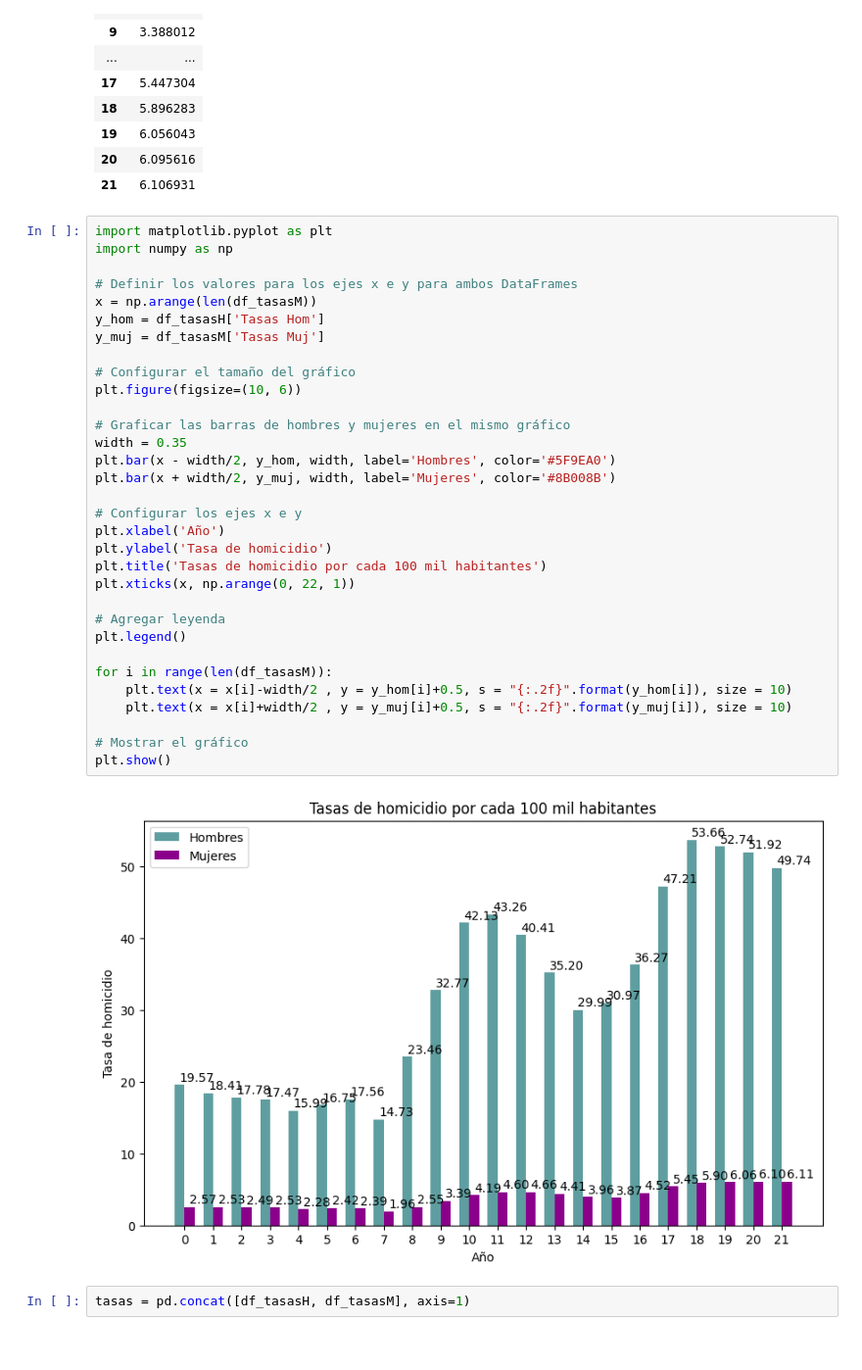
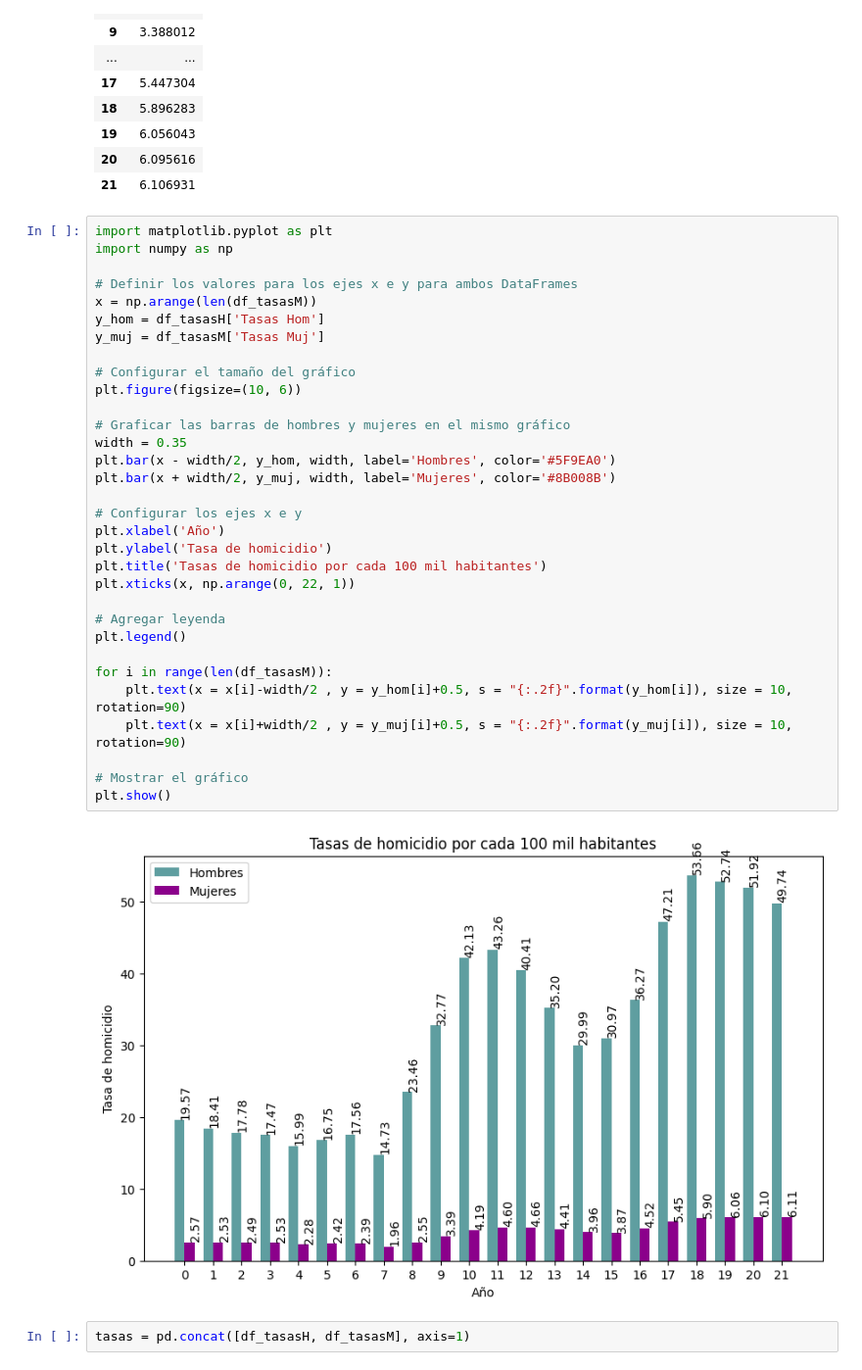
Before and after one commit to FreMeli/ASE_1, a Jupyter notebook: EDO_HOM_LIMPIO.ipynb, the cells around one changed output. Shown at 98% size. Saved outputs shown, nothing was run; the diff lists cells and outputs as text.

```diff
--- a/EDO_HOM_LIMPIO.ipynb
+++ b/EDO_HOM_LIMPIO.ipynb
@@ -333,36 +338,36 @@ df_tasasM
 import matplotlib.pyplot as plt
 import numpy as np
 
 # Definir los valores para los ejes x e y para ambos DataFrames
 x = np.arange(len(df_tasasM))
 y_hom = df_tasasH['Tasas Hom']
 y_muj = df_tasasM['Tasas Muj']
 
 # Configurar el tamaño del gráfico
 plt.figure(figsize=(10, 6))
 
 # Graficar las barras de hombres y mujeres en el mismo gráfico
 width = 0.35
 plt.bar(x - width/2, y_hom, width, label='Hombres', color='#5F9EA0')
 plt.bar(x + width/2, y_muj, width, label='Mujeres', color='#8B008B')
 
 # Configurar los ejes x e y
 plt.xlabel('Año')
 plt.ylabel('Tasa de homicidio')
 plt.title('Tasas de homicidio por cada 100 mil habitantes')
 plt.xticks(x, np.arange(0, 22, 1))
 
 # Agregar leyenda
 plt.legend()
 
 for i in range(len(df_tasasM)):
-    plt.text(x = x[i]-width/2 , y = y_hom[i]+0.5, s = "{:.2f}".format(y_hom[i]), size = 10)
-    plt.text(x = x[i]+width/2 , y = y_muj[i]+0.5, s = "{:.2f}".format(y_muj[i]), size = 10)
+    plt.text(x = x[i]-width/2 , y = y_hom[i]+0.5, s = "{:.2f}".format(y_hom[i]), size = 10, rotation=90)
+    plt.text(x = x[i]+width/2 , y = y_muj[i]+0.5, s = "{:.2f}".format(y_muj[i]), size = 10, rotation=90)
 
 # Mostrar el gráfico
 plt.show()
 # %% [output]
-[figure, old version]
+[figure, new version]
 # %%
 tasas = pd.concat([df_tasasH, df_tasasM], axis=1)
 # %%
```
Also changed, not shown: parts of 6 cells of this notebook.
